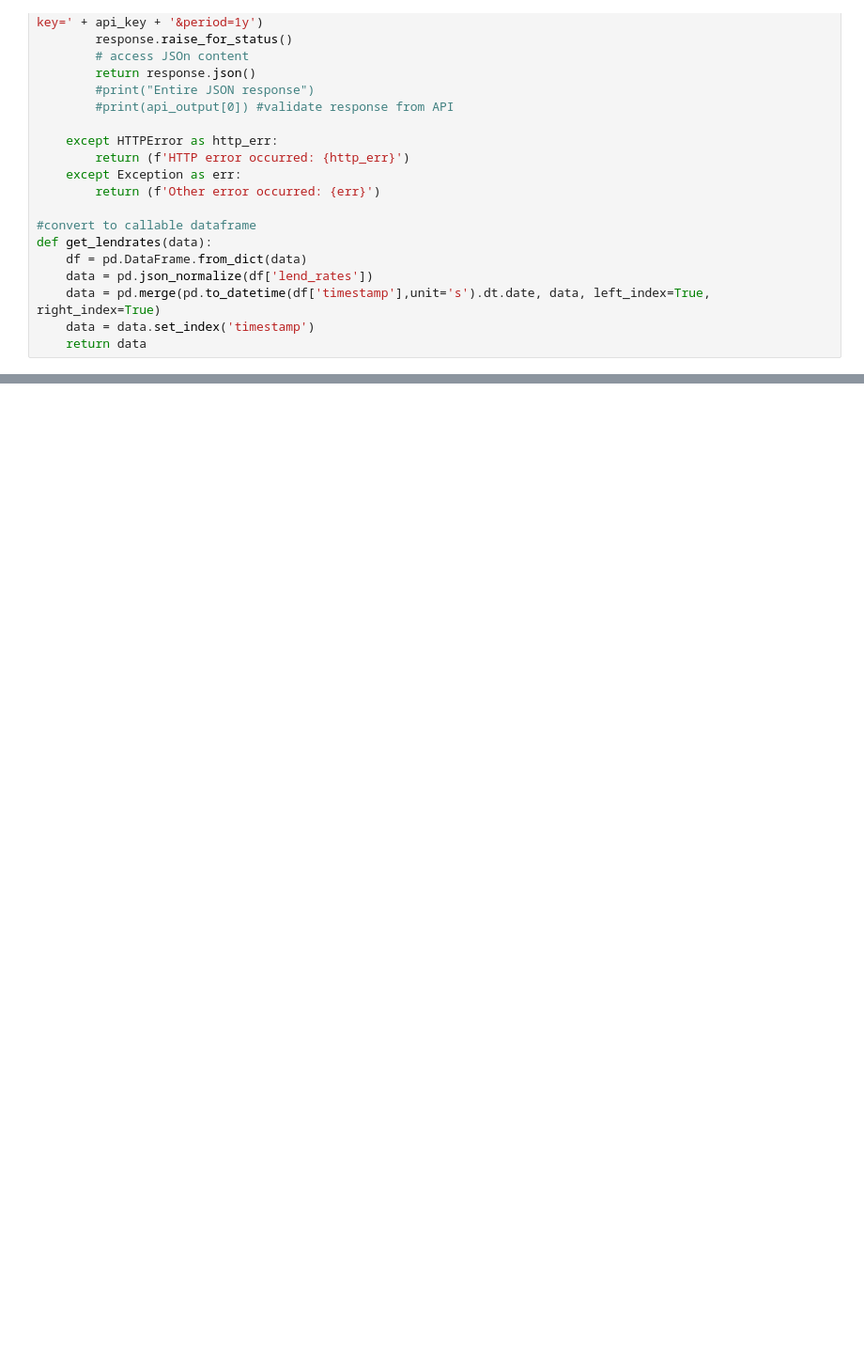
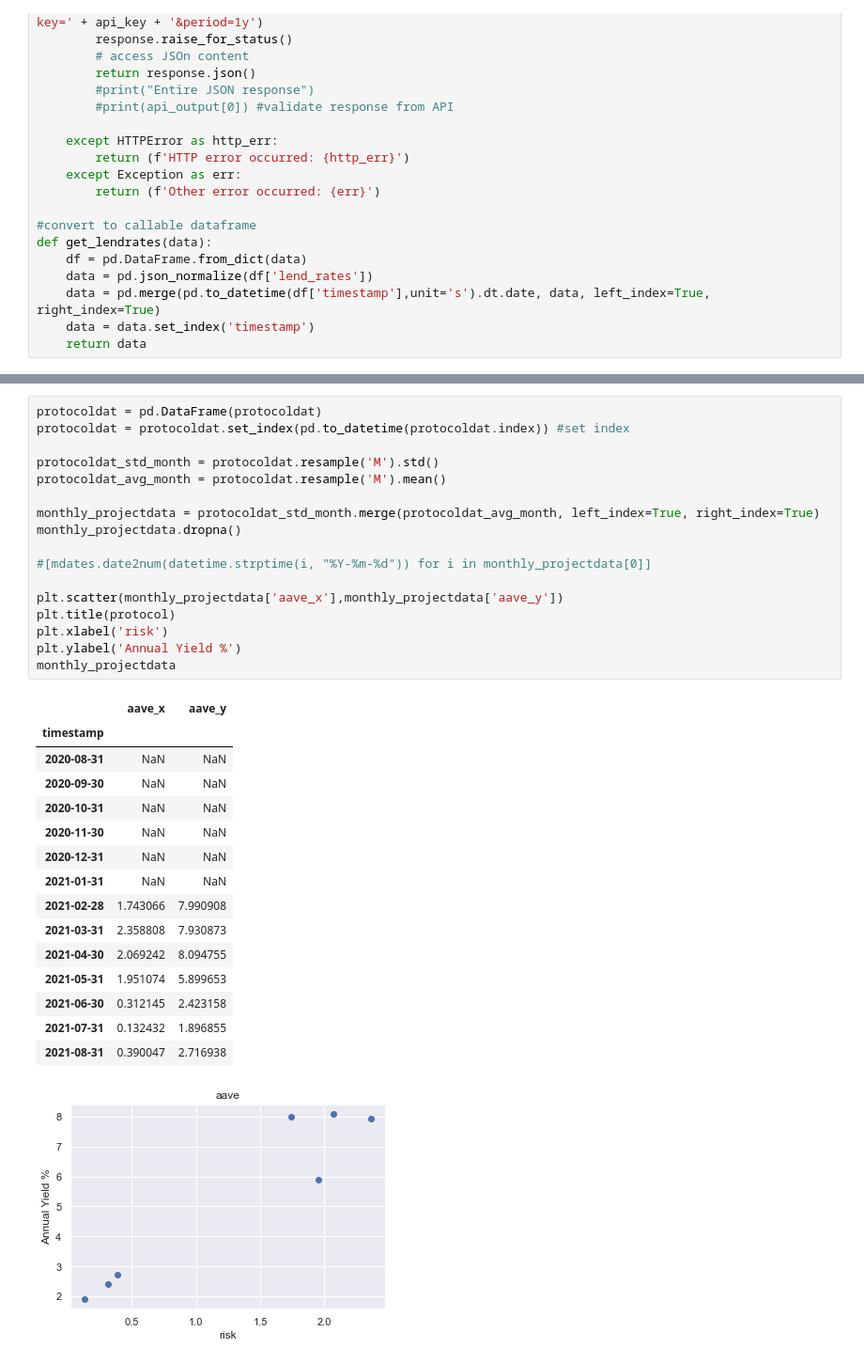
Before and after one commit to JamesEBall/Risk-Models, a Jupyter notebook: Archive/Interest Rate Risk.ipynb, the cells around one changed output, grey strips where cells are left out. Shown: that part at 94% size. Drawn from its saved outputs; the diff is of its cells as text; blank space fills up the shorter version.

```diff
--- a/Archive/Interest Rate Risk.ipynb
+++ b/Archive/Interest Rate Risk.ipynb
@@ -224,0 +61,34 @@ simulation_data.plot.area(x = 'apy')
+# %%
+protocoldat = pd.DataFrame(protocoldat)
+protocoldat = protocoldat.set_index(pd.to_datetime(protocoldat.index)) #set index
+
+protocoldat_std_month = protocoldat.resample('M').std()
+protocoldat_avg_month = protocoldat.resample('M').mean()
+
+monthly_projectdata = protocoldat_std_month.merge(protocoldat_avg_month, left_index=True, right_index=True)
+monthly_projectdata.dropna()
+
+#[mdates.date2num(datetime.strptime(i, "%Y-%m-%d")) for i in monthly_projectdata[0]]
+
+plt.scatter(monthly_projectdata['aave_x'],monthly_projectdata['aave_y'])
+plt.title(protocol)
+plt.xlabel('risk')
+plt.ylabel('Annual Yield %')
+monthly_projectdata
+# %% [output]
+|  | aave_x | aave_y |
+| timestamp |  |  |
+| 2020-08-31 | NaN | NaN |
+| 2020-09-30 | NaN | NaN |
+| 2020-10-31 | NaN | NaN |
+| 2020-11-30 | NaN | NaN |
+| 2020-12-31 | NaN | NaN |
+| 2021-01-31 | NaN | NaN |
+| 2021-02-28 | 1.743066 | 7.990908 |
+| 2021-03-31 | 2.358808 | 7.930873 |
+| 2021-04-30 | 2.069242 | 8.094755 |
+| 2021-05-31 | 1.951074 | 5.899653 |
+| 2021-06-30 | 0.312145 | 2.423158 |
+| 2021-07-31 | 0.132432 | 1.896855 |
+| 2021-08-31 | 0.390047 | 2.716938 |
+[figure, added]
```
Also changed, not shown: parts of 7 cells of this notebook, 7 other files.
